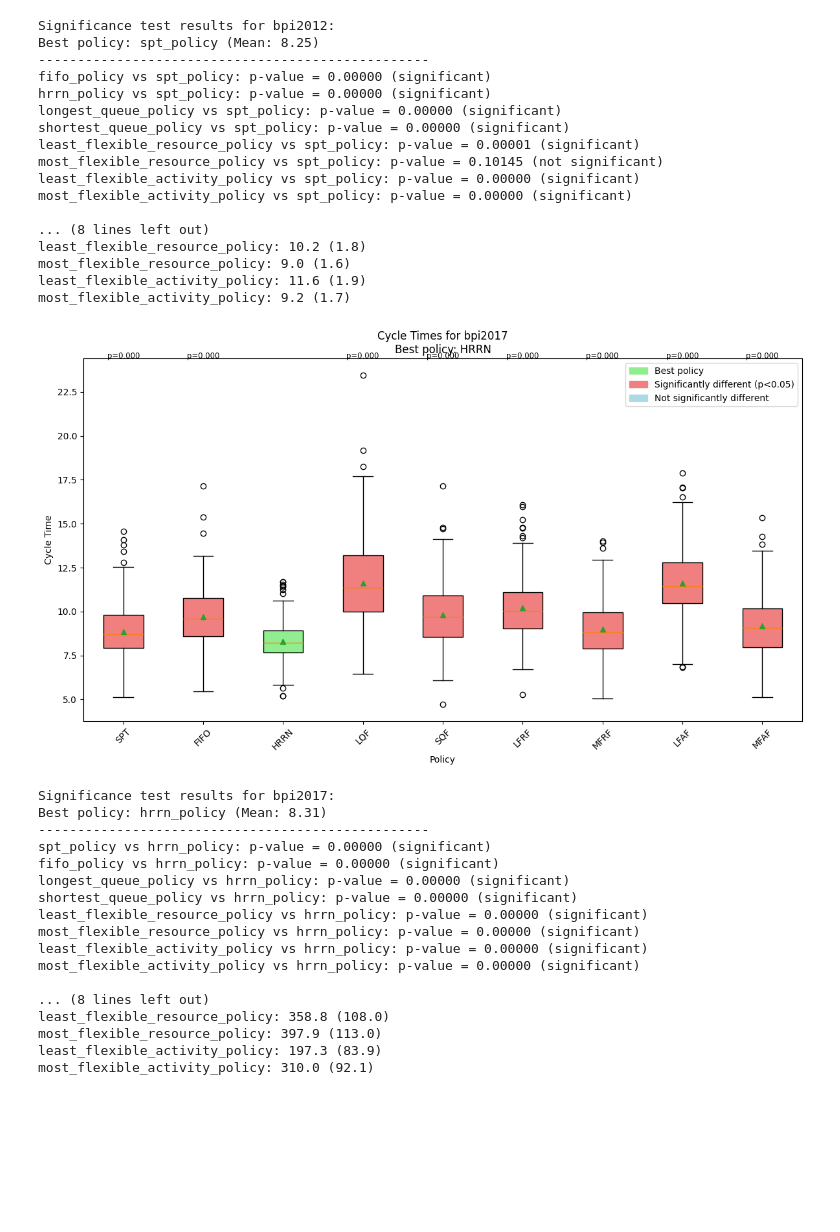
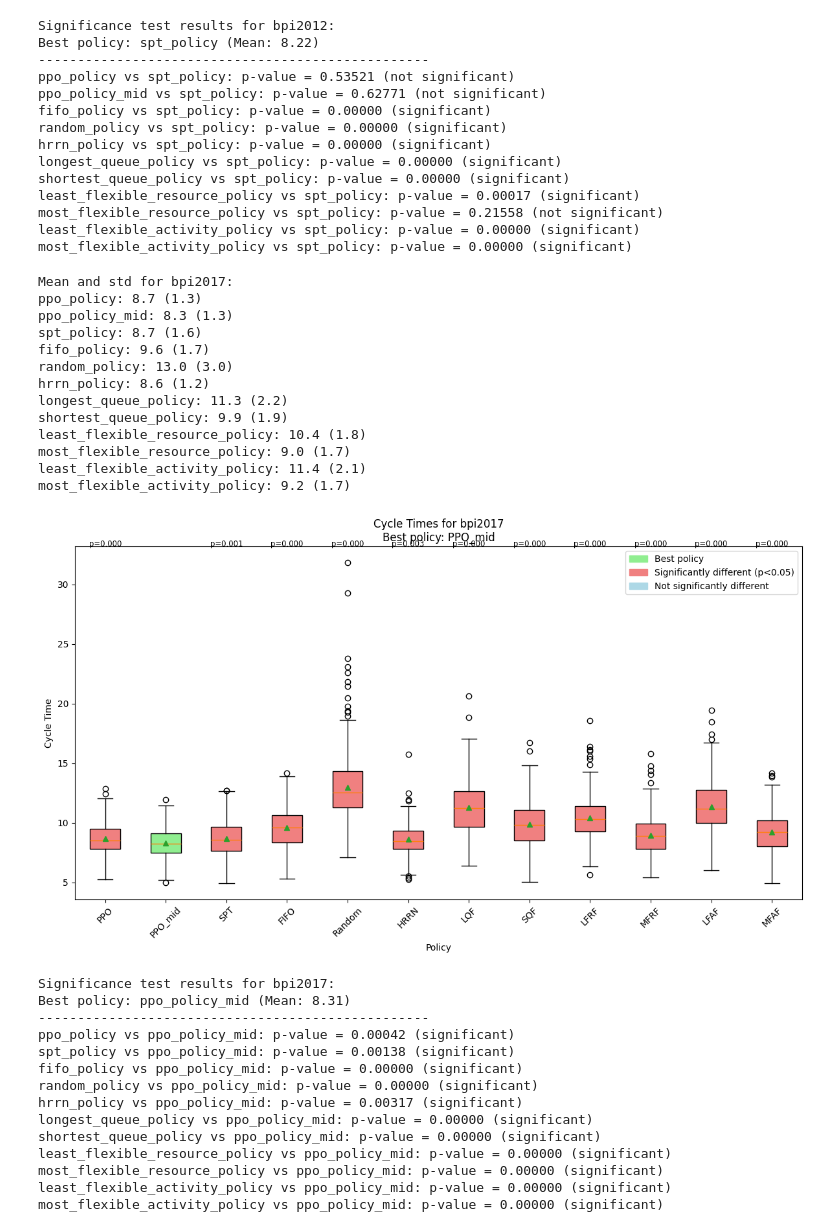
Before and after one commit to jeroenmiddelhuis/BPO_heuristics, a Jupyter notebook: rw_plot_results.ipynb, the cells around one changed output. Saved outputs shown, nothing was run; the diff lists cells and outputs as text; code cells hidden in the pictures; blank space fills up the shorter version.

Commit message:
Final training heuristics

```diff
--- a/rw_plot_results.ipynb
+++ b/rw_plot_results.ipynb
@@ -18,6 +18,8 @@ heuristics = [spt_policy, fifo_policy,
 
 # Create a mapping for more readable labels
 heuristic_labels = {
+    'ppo_policy': 'PPO',
+    'ppo_policy_mid': 'PPO_mid',
     'spt_policy': 'SPT',
     'fifo_policy': 'FIFO',
     'random_policy': 'Random',
@@ -36,15 +38,14 @@ for problem_name in problem_names:
     labels = []
 
     # Read data for each heuristic
-    for heuristic in heuristics:
-        heuristic_name = heuristic.__name__
+    for heuristic in heuristic_labels.keys():
         try:
-            df = pd.read_csv(f'results/{problem_name}/{problem_name}_{heuristic_name}.txt')
+            df = pd.read_csv(f'results/{problem_name}/{problem_name}_{heuristic}.txt')
             cycle_times = df['cycle_time']
             data.append(cycle_times)
-            labels.append(heuristic_name)
+            labels.append(heuristic)
         except FileNotFoundError:
-            print(f"File not found: results/{problem_name}/{problem_name}_{heuristic_name}.txt")
+            print(f"File not found: results/{problem_name}/{problem_name}_{heuristic}.txt")
 
     if not data:  # Skip if no data found
         print(f"No data found for {problem_name}")
@@ -141,35 +145,42 @@ most_flexible_activity_policy: 52.0 (27.4)
 Significance test results for bpi2012:
-Best policy: spt_policy (Mean: 8.25)
+Best policy: spt_policy (Mean: 8.22)
 --------------------------------------------------
+ppo_policy vs spt_policy: p-value = 0.53521 (not significant)
+ppo_policy_mid vs spt_policy: p-value = 0.62771 (not significant)
 fifo_policy vs spt_policy: p-value = 0.00000 (significant)
+random_policy vs spt_policy: p-value = 0.00000 (significant)
 hrrn_policy vs spt_policy: p-value = 0.00000 (significant)
 longest_queue_policy vs spt_policy: p-value = 0.00000 (significant)
 shortest_queue_policy vs spt_policy: p-value = 0.00000 (significant)
-least_flexible_resource_policy vs spt_policy: p-value = 0.00001 (significant)
-most_flexible_resource_policy vs spt_policy: p-value = 0.10145 (not significant)
+least_flexible_resource_policy vs spt_policy: p-value = 0.00017 (significant)
+most_flexible_resource_policy vs spt_policy: p-value = 0.21558 (not significant)
 least_flexible_activity_policy vs spt_policy: p-value = 0.00000 (significant)
 most_flexible_activity_policy vs spt_policy: p-value = 0.00000 (significant)
-
-... (8 lines left out)
-least_flexible_resource_policy: 10.2 (1.8)
-most_flexible_resource_policy: 9.0 (1.6)
-least_flexible_activity_policy: 11.6 (1.9)
-most_flexible_activity_policy: 9.2 (1.7)
+Mean and std for bpi2017:
+ppo_policy: 8.7 (1.3)
+ppo_policy_mid: 8.3 (1.3)
+spt_policy: 8.7 (1.6)
+fifo_policy: 9.6 (1.7)
+random_policy: 13.0 (3.0)
+hrrn_policy: 8.6 (1.2)
+longest_queue_policy: 11.3 (2.2)
+shortest_queue_policy: 9.9 (1.9)
+least_flexible_resource_policy: 10.4 (1.8)
+most_flexible_resource_policy: 9.0 (1.7)
+least_flexible_activity_policy: 11.4 (2.1)
+most_flexible_activity_policy: 9.2 (1.7)
-[figure, old version]
+[figure, new version]
-Significance test results for bpi2017:
-Best policy: hrrn_policy (Mean: 8.31)
---------------------------------------------------
-spt_policy vs hrrn_policy: p-value = 0.00000 (significant)
-fifo_policy vs hrrn_policy: p-value = 0.00000 (significant)
-longest_queue_policy vs hrrn_policy: p-value = 0.00000 (significant)
-shortest_queue_policy vs hrrn_policy: p-value = 0.00000 (significant)
-least_flexible_resource_policy vs hrrn_policy: p-value = 0.00000 (significant)
-most_flexible_resource_policy vs hrrn_policy: p-value = 0.00000 (significant)
-least_flexible_activity_policy vs hrrn_policy: p-value = 0.00000 (significant)
-most_flexible_activity_policy vs hrrn_policy: p-value = 0.00000 (significant)
-
-... (8 lines left out)
-least_flexible_resource_policy: 358.8 (108.0)
-most_flexible_resource_policy: 397.9 (113.0)
-least_flexible_activity_policy: 197.3 (83.9)
-most_flexible_activity_policy: 310.0 (92.1)
+Significance test results for bpi2017:
+Best policy: ppo_policy_mid (Mean: 8.31)
+--------------------------------------------------
+ppo_policy vs ppo_policy_mid: p-value = 0.00042 (significant)
+spt_policy vs ppo_policy_mid: p-value = 0.00138 (significant)
+fifo_policy vs ppo_policy_mid: p-value = 0.00000 (significant)
+random_policy vs ppo_policy_mid: p-value = 0.00000 (significant)
+hrrn_policy vs ppo_policy_mid: p-value = 0.00317 (significant)
+longest_queue_policy vs ppo_policy_mid: p-value = 0.00000 (significant)
+shortest_queue_policy vs ppo_policy_mid: p-value = 0.00000 (significant)
+least_flexible_resource_policy vs ppo_policy_mid: p-value = 0.00000 (significant)
+most_flexible_resource_policy vs ppo_policy_mid: p-value = 0.00000 (significant)
+least_flexible_activity_policy vs ppo_policy_mid: p-value = 0.00000 (significant)
+most_flexible_activity_policy vs ppo_policy_mid: p-value = 0.00000 (significant)
```
Also changed, not shown: parts of 3 cells of this notebook, 13 other files.
